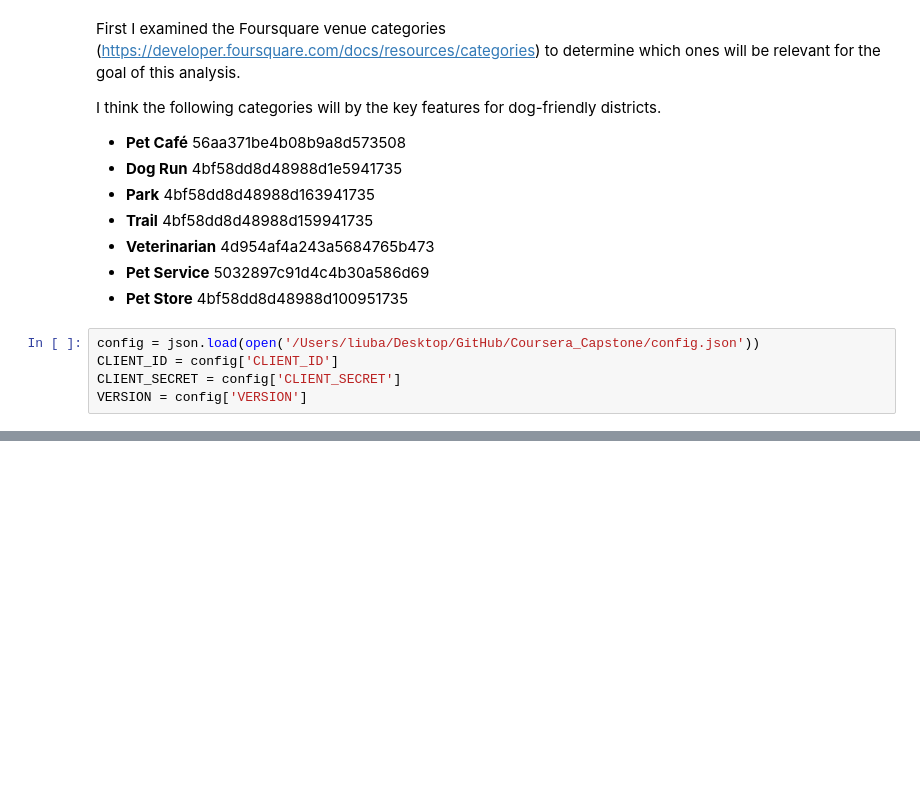
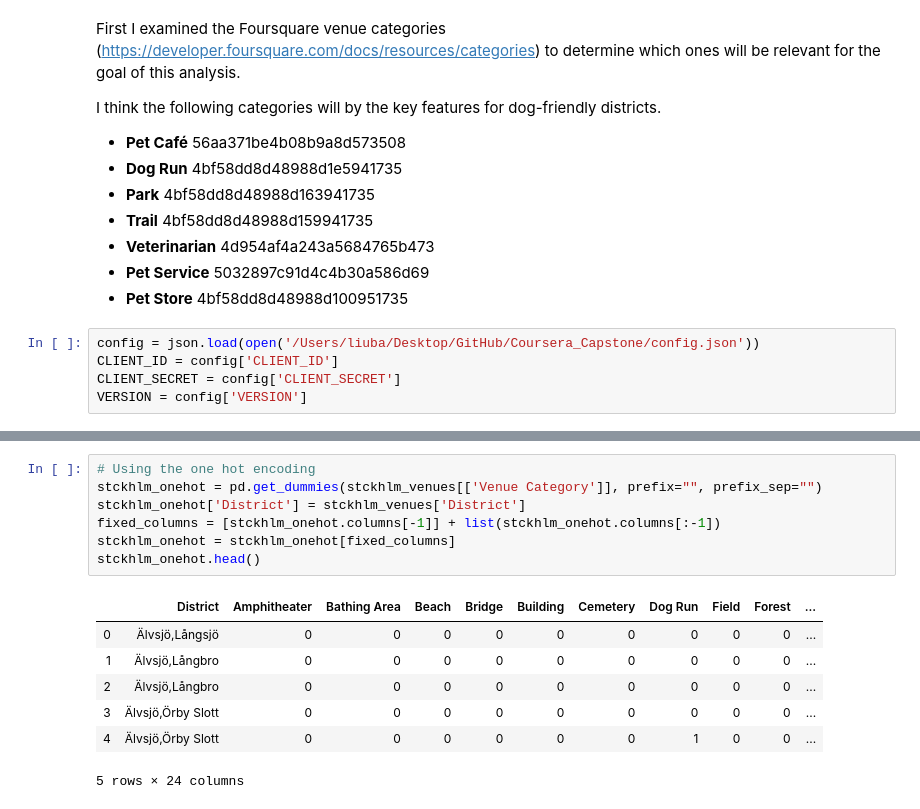
Before and after one commit to liubakk/Coursera_Capstone, a Jupyter notebook: dogfriendly.ipynb, the cells around one changed output, grey strips where cells are left out. Cells and saved outputs as stored; diff of their text form; blank space fills up the shorter version.

```diff
--- a/dogfriendly.ipynb
+++ b/dogfriendly.ipynb
@@ -349,0 +310,15 @@ stckhlm_venues.head()
+# %%
+# Using the one hot encoding
+stckhlm_onehot = pd.get_dummies(stckhlm_venues[['Venue Category']], prefix="", prefix_sep="")
+stckhlm_onehot['District'] = stckhlm_venues['District']
+fixed_columns = [stckhlm_onehot.columns[-1]] + list(stckhlm_onehot.columns[:-1])
+stckhlm_onehot = stckhlm_onehot[fixed_columns]
+stckhlm_onehot.head()
+# %% [output]
+|  | District | Amphitheater | Bathing Area | Beach | Bridge | Building | Cemetery | Dog Run | Field | Forest | ... |
+| 0 | Älvsjö,Långsjö | 0 | 0 | 0 | 0 | 0 | 0 | 0 | 0 | 0 | ... |
+| 1 | Älvsjö,Långbro | 0 | 0 | 0 | 0 | 0 | 0 | 0 | 0 | 0 | ... |
+| 2 | Älvsjö,Långbro | 0 | 0 | 0 | 0 | 0 | 0 | 0 | 0 | 0 | ... |
+| 3 | Älvsjö,Örby Slott | 0 | 0 | 0 | 0 | 0 | 0 | 0 | 0 | 0 | ... |
+| 4 | Älvsjö,Örby Slott | 0 | 0 | 0 | 0 | 0 | 0 | 1 | 0 | 0 | ... |
+5 rows × 24 columns
```
Also changed, not shown: parts of 24 cells of this notebook.
